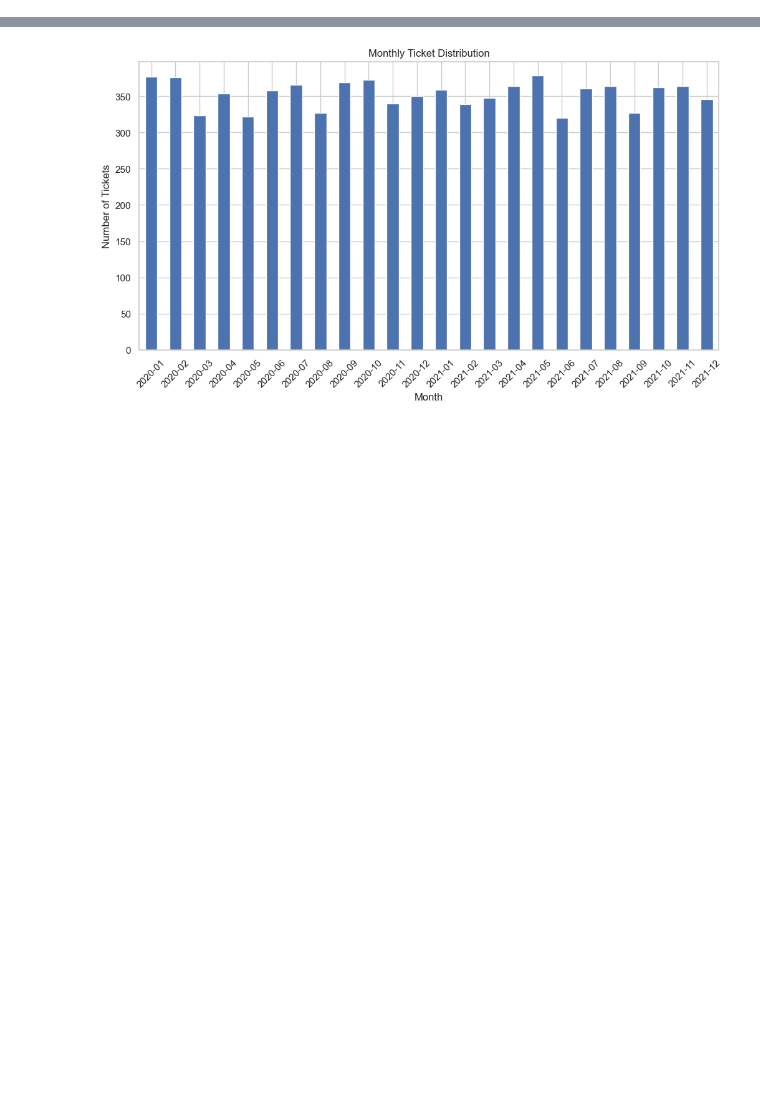
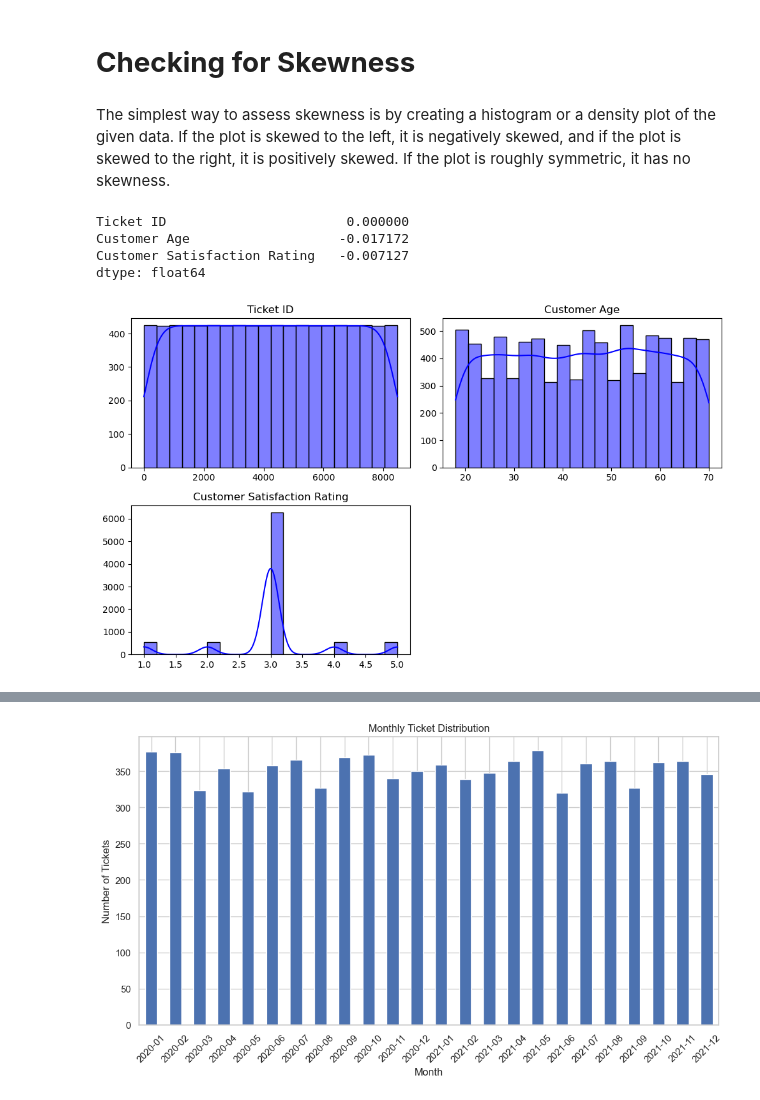
Before and after one commit to CCT-Dublin/capstone-project-feb-2024-pt-denissegarciavivolo, a Jupyter notebook: CA2_CapstoneProject_Denisse_Garcia.ipynb, the cells around one changed output, grey strips where cells are left out. Cells and saved outputs as stored; diff of their text form; code cells hidden in the pictures; blank space fills up the shorter version.

```diff
--- a/CA2_CapstoneProject_Denisse_Garcia.ipynb
+++ b/CA2_CapstoneProject_Denisse_Garcia.ipynb
@@ -62,0 +257,41 @@ memory usage: 1.1+ MB
+# %% [markdown]
+# **Checking for Skewness**
+# %% [markdown]
+The simplest way to assess skewness is by creating a histogram or a density plot of the given data. If the plot is skewed to the left, it is negatively skewed, and if the plot is skewed to the right, it is positively skewed. If the plot is roughly symmetric, it has no skewness.
+# %%
+numerical_features.skew()
+# %% [output]
+Ticket ID                       0.000000
+Customer Age                   -0.017172
+Customer Satisfaction Rating   -0.007127
+dtype: float64
+# %%
+# Define the number of bins
+num_bins = 20
+
+# list of numerical feature names
+numerical_feature_names = numerical_features.columns
+
+# Number of rows needed for subplots
+num_rows = (len(numerical_feature_names) + 1) // 2
+
+# Create subplots
+fig, axes = plt.subplots(num_rows, 2, figsize=(10, 3 * num_rows))
+axes = axes.flatten()
+
+# Plot histograms
+for i, feature in enumerate(numerical_feature_names):
+    sns.histplot(numerical_features[feature], bins=num_bins, kde=True, ax=axes[i], color = 'blue')
+    axes[i].set_title(feature)
+    axes[i].set_xlabel('')
+    axes[i].set_ylabel('')
+
+# Hide empty subplots if any
+for j in range(len(numerical_feature_names), len(axes)):
+    axes[j].axis('off')
+
+# Adjust layout
+plt.tight_layout()
+plt.show()
+# %% [output]
+[figure, added]
```
Also changed, not shown: parts of 57 cells of this notebook.
